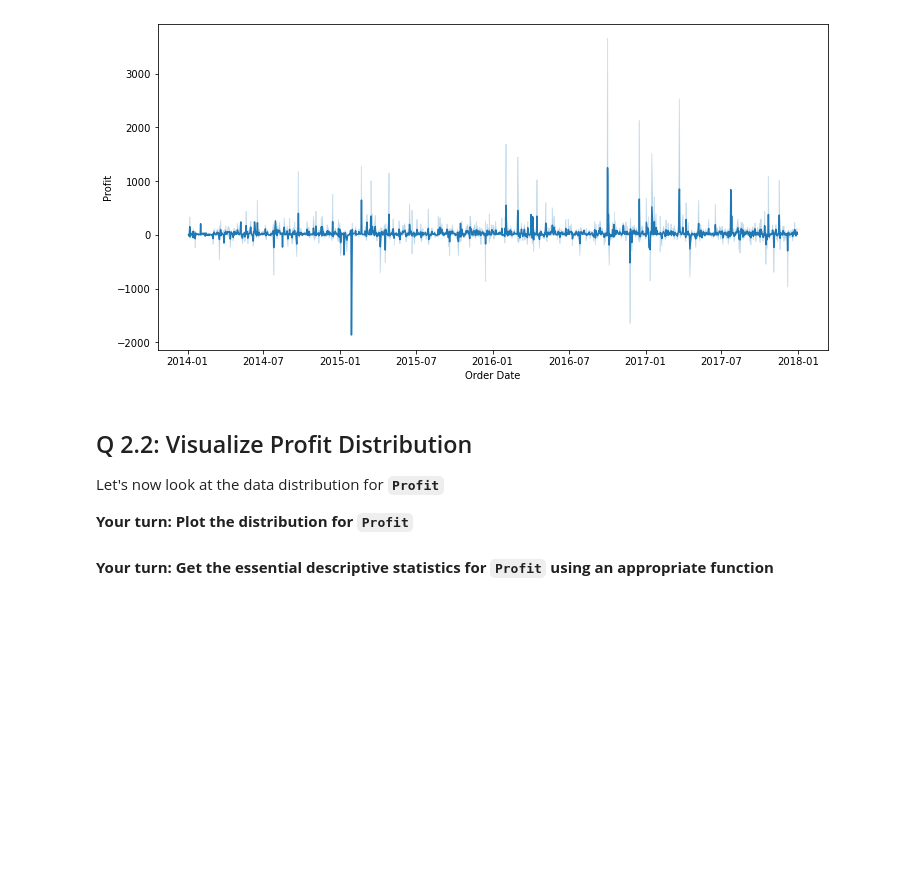
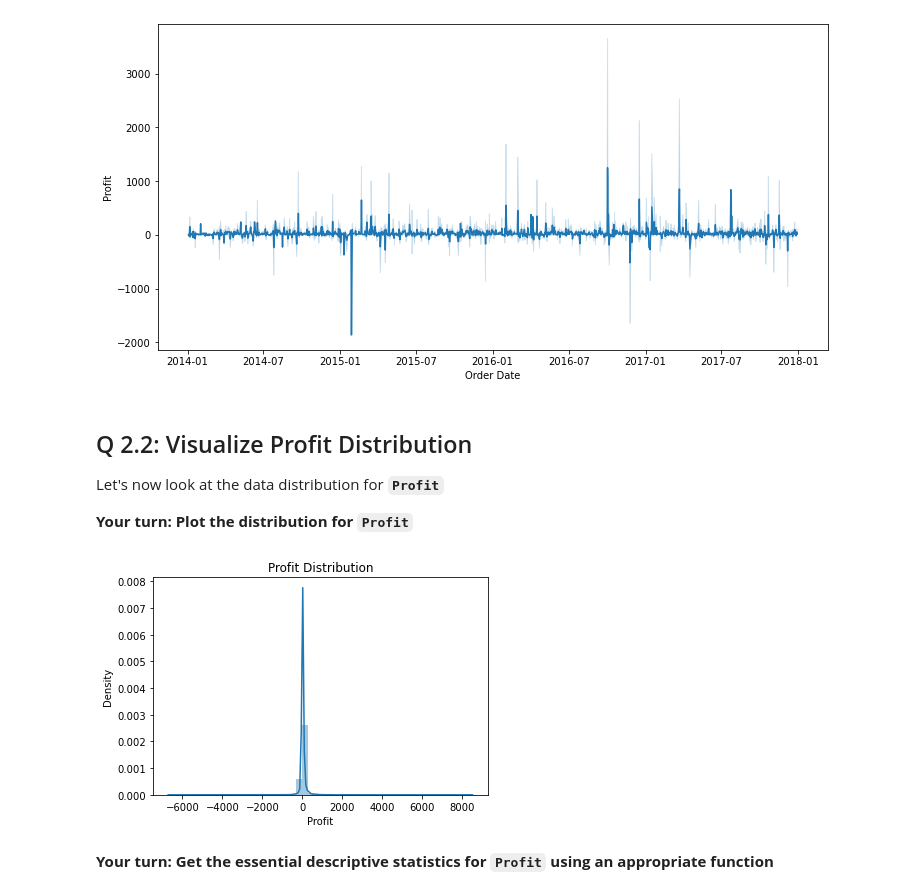
Before and after one commit to llpyyz/mec-mini-projects, a Jupyter notebook: mec-16.4.1-anomaly-detection-mini-project/Mini_Project_Anomaly_Detection.ipynb, the cells around one changed output. Saved outputs shown, nothing was run; the diff lists cells and outputs as text; code cells hidden in the pictures; blank space fills up the shorter version.

```diff
--- a/mec-16.4.1-anomaly-detection-mini-project/Mini_Project_Anomaly_Detection.ipynb
+++ b/mec-16.4.1-anomaly-detection-mini-project/Mini_Project_Anomaly_Detection.ipynb
@@ -133,3 +131,8 @@ __Your turn: Plot the distribution for `Profit`__
+# %%
+sns.distplot(df['Profit'])
+plt.title("Profit Distribution");
+# %% [output]
+[figure, added]
 # %% [markdown]
 __Your turn: Get the essential descriptive statistics for `Profit` using an appropriate function__
 # %%
```
Also changed, not shown: parts of 1 cell of this notebook.
